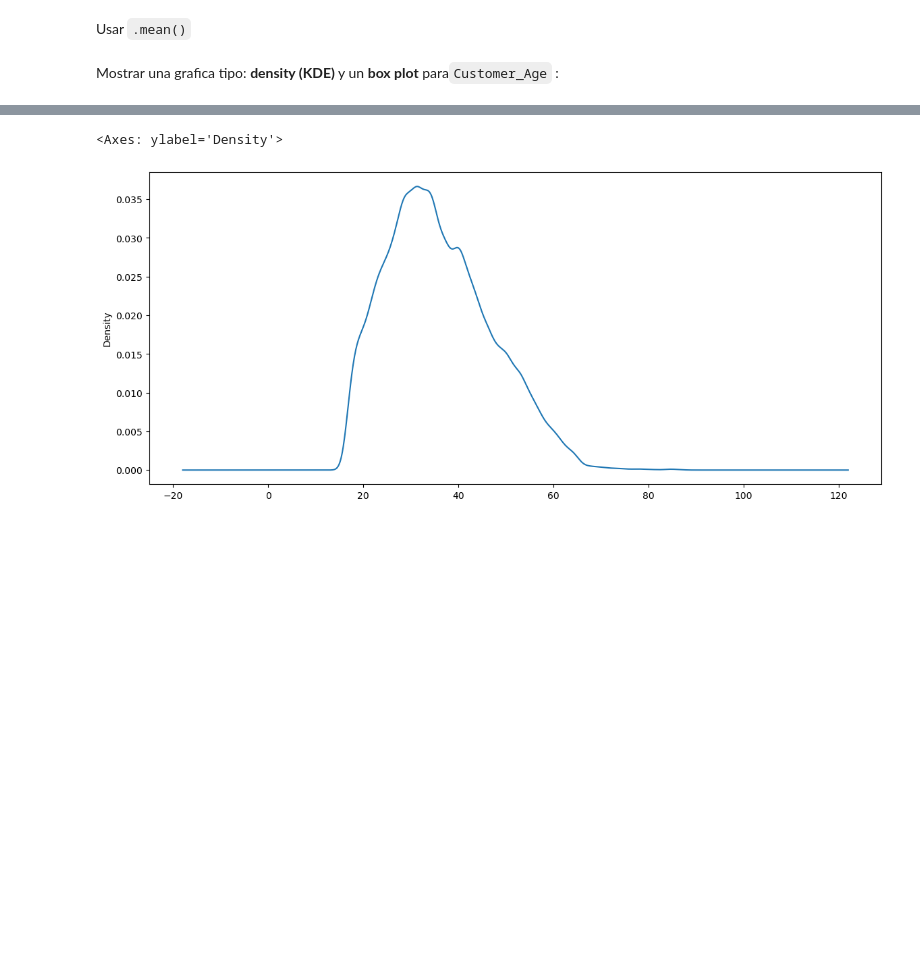
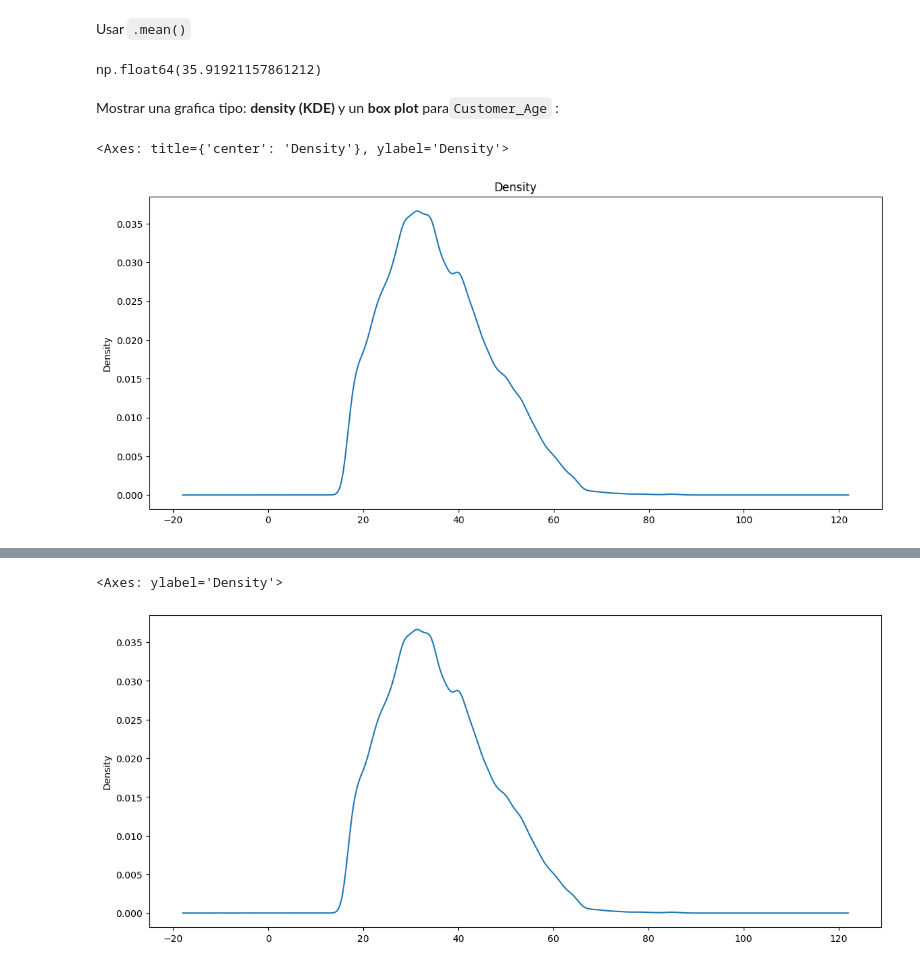
Before and after one commit to SimonGarcia01/ai-course, a Jupyter notebook: Python Initial Data Analysis Review/Exercises_1.ipynb, the cells around one changed output, grey strips where cells are left out. Cells and saved outputs as stored; diff of their text form; code cells hidden in the pictures; blank space fills up the shorter version.

Commit message:
Finished Exercises 1 from inital data analysis review

```diff
--- a/Python Initial Data Analysis Review/Exercises_1.ipynb
+++ b/Python Initial Data Analysis Review/Exercises_1.ipynb
@@ -18,7 +18,7 @@ import matplotlib.pyplot as plt
 %matplotlib inline
 # %%
 sales = pd.read_csv(
-    'data/sales_data.csv',
+    'sales_data.csv',
     parse_dates=['Date'])
 # %%
 #mostrar las dimensiones del dataframe
@@ -74,4 +75,10 @@ memory usage: 15.5+ MB
+# %%
+dfCustomerAge = sales["Customer_Age"]
 # %% [markdown]
 Usar `.mean()`
+# %%
+dfCustomerAge.mean()
+# %% [output]
+np.float64(35.91921157861212)
 # %% [markdown]
 Mostrar una grafica tipo: <b>density (KDE)</b> y un  <b>box plot</b> para`Customer_Age` :
@@ -79,0 +85,5 @@ Mostrar una grafica tipo: <b>density (KDE)</b> y un  <b>box plot</b> para`Custom
+# %%
+dfCustomerAge.plot(kind="kde", title="Density", figsize=(14,6))
+# %% [output]
+<Axes: title={'center': 'Density'}, ylabel='Density'>
+[figure, added]
```
Also changed, not shown: parts of 41 cells of this notebook.
